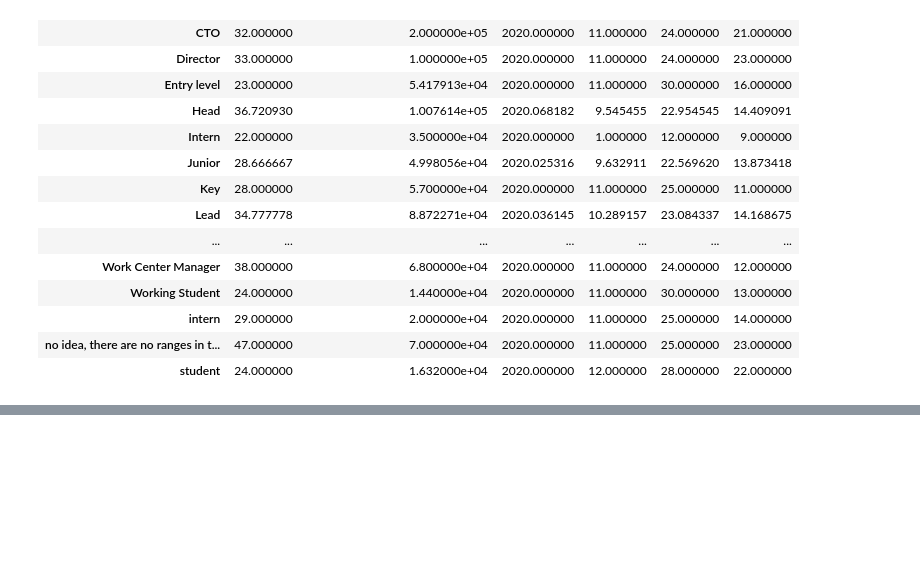
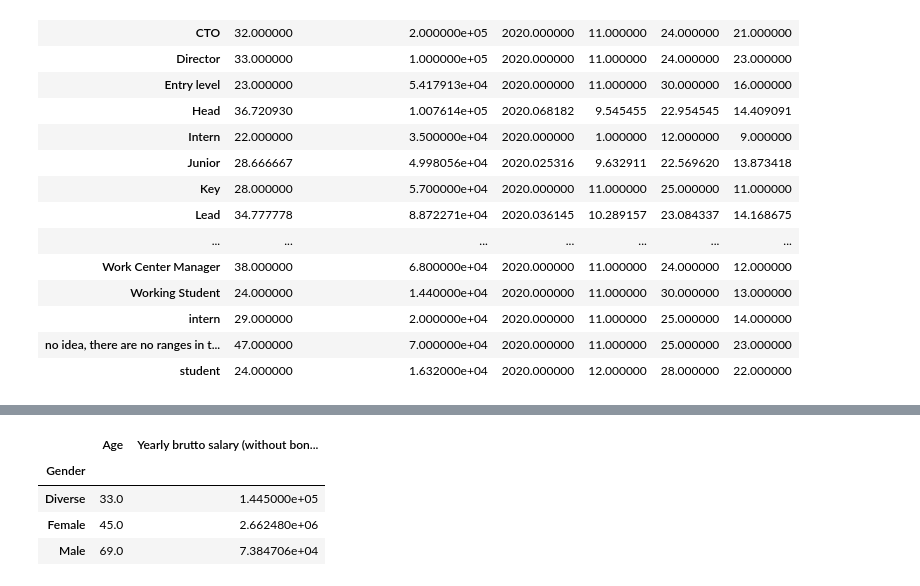
Before and after one commit to ChristianOLopez/PythonEDA, a Jupyter notebook: SalarySurveyProject.ipynb, the cells around one changed output, grey strips where cells are left out. Cells and saved outputs as stored; diff of their text form; code cells hidden in the pictures; blank space fills up the shorter version.

```diff
--- a/SalarySurveyProject.ipynb
+++ b/SalarySurveyProject.ipynb
@@ -256,0 +307,12 @@ basic.groupby("Seniority level").mean() # media por cargos y niveles
+# %%
+numeric_data.groupby("Gender").aggregate({ # datos personalizados por cada campo, en edad el maximo y en salario el promedio
+    "Age" : max,
+    "Yearly brutto salary (without bonus and stocks) in EUR" : np.mean
+
+})
+# %% [output]
+|  | Age | Yearly brutto salary (without bon... |
+| Gender |  |  |
+| Diverse | 33.0 | 1.445000e+05 |
+| Female | 45.0 | 2.662480e+06 |
+| Male | 69.0 | 7.384706e+04 |
```
Also changed, not shown: parts of 5 cells of this notebook.
